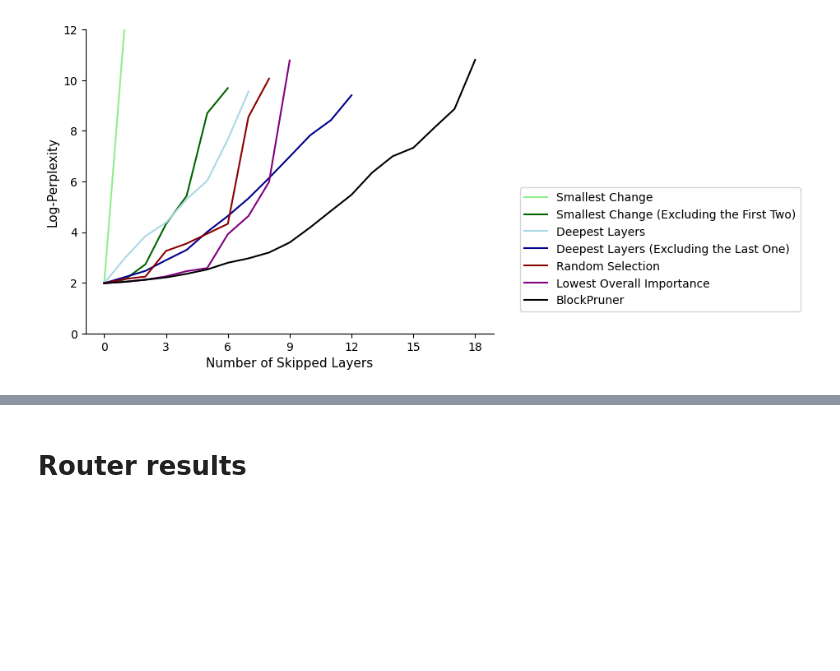
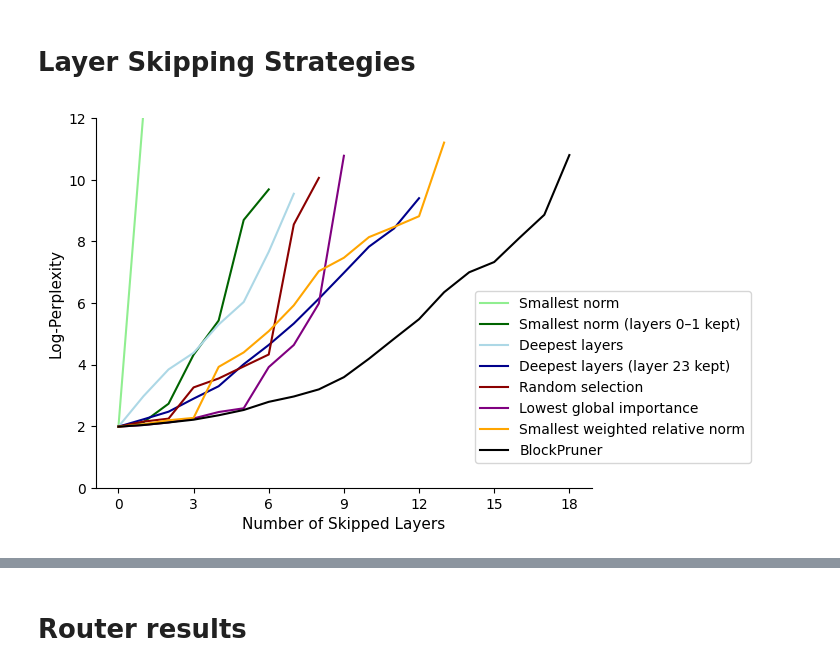
Before and after one commit to chutnakova5/Adaptive-layer-skipping, a Jupyter notebook: results.ipynb, the cells around one changed output, grey strips where cells are left out. Saved outputs shown, nothing was run; the diff lists cells and outputs as text; code cells hidden in the pictures; blank space fills up the shorter version.

```diff
--- a/results.ipynb
+++ b/results.ipynb
@@ -3,6 +3,8 @@ import pandas as pd
 import matplotlib.pyplot as plt
 import seaborn as sns
 import numpy as np
+# %% [markdown]
+# Layer Skipping Strategies
 # %%
 results = pd.read_csv('results/results.csv', index_col=0)
 results2 = pd.read_csv('results/results2.csv', index_col=0)
@@ -11,6 +13,7 @@ results_deep2 = pd.read_csv('results/results_deep2.csv', index_col=0)
 results_1_layer = pd.read_csv('results/results_1_layer.csv', index_col=0)
 results_rand = pd.read_csv('results/results_rand.csv', index_col=0)
 results_overall_imp = pd.read_csv('results/results_overall_imp.csv', index_col=0)
+results_w_rel_L2 = pd.read_csv('results/results_w_rel_L2.csv', index_col=0)
 
 results_threshold = pd.read_csv('results/results_threshold.csv', header=[0, 1], index_col=0)
 results_thr_keeping_layers = pd.read_csv('results/results_thr_keeping_layers.csv', index_col=0)
@@ -18,7 +21,7 @@ results_threshold_except = pd.read_csv('results/results_threshold_except.csv', h
 results_threshold_rel_except = pd.read_csv('results/results_threshold_rel_except.csv', header=[0, 1], index_col=0)
 results_threshold_w_rel_except = pd.read_csv('results/results_threshold_w_rel_except.csv', header=[0, 1], index_col=0)
 block_pruner = pd.read_csv('results/results_block_pruner.csv', index_col=0)
-# block_pruner['del_ratio'] = block_pruner.index / 24
+block_pruner['del_ratio'] = block_pruner.index / 24
 # %%
 results_rand.loc[:, 'log_perplexity'] = [np.log(x) for x in results_rand.perplexity]
 results.loc[:, 'log_perplexity'] = [np.log(x) for x in results.perplexity]
@@ -28,29 +31,31 @@ results_deep2.loc[:, 'log_perplexity'] = [np.log(x) for x in results_deep2.perpl
 results_rand.loc[:, 'log_perplexity'] = [np.log(x) for x in results_rand.perplexity]
 results_1_layer.loc[:, 'log_perplexity'] = [np.log(x) for x in results_1_layer.perplexity]
 results_overall_imp.loc[:, 'log_perplexity'] = [np.log(x) for x in results_overall_imp.perplexity]
+results_w_rel_L2.loc[:, 'log_perplexity'] = [np.log(x) for x in results_w_rel_L2.perplexity]
 block_pruner.loc[:, 'log_perplexity'] = [np.log(x) for x in block_pruner.perplexity]
 # results_threshold_L1.loc[:, 'log_perplexity'] = [np.log(x) for x in results_threshold_L1.perplexity]
 # results_threshold_L2.loc[:, 'log_perplexity'] = [np.log(x) for x in results_threshold_L2.perplexity]
 # results_threshold_max.loc[:, 'log_perplexity'] = [np.log(x) for x in results_threshold_max.perplexity]
 # %%
-plt.plot(results.log_perplexity, label='Smallest Change', color='lightgreen')
-plt.plot(results2.log_perplexity, label='Smallest Change (Excluding the First Two)', color='darkgreen')
-plt.plot(results_deep.log_perplexity, label='Deepest Layers', color='lightblue')
-plt.plot(results_deep2.log_perplexity, label='Deepest Layers (Excluding the Last One)', color='darkblue')
+plt.plot(results.log_perplexity, label='Smallest norm', color='lightgreen')
+plt.plot(results2.log_perplexity, label='Smallest norm (layers 0–1 kept)', color='darkgreen')
+plt.plot(results_deep.log_perplexity, label='Deepest layers', color='lightblue')
+plt.plot(results_deep2.log_perplexity, label='Deepest layers (layer 23 kept)', color='darkblue')
 # plt.plot(results_shallow.log_perplexity, label='Shallow Layers')
-plt.plot(results_rand.log_perplexity, label='Random Selection', color='darkred')
-plt.plot(results_overall_imp.log_perplexity, label='Lowest Overall Importance', color='purple')
+plt.plot(results_rand.log_perplexity, label='Random selection', color='darkred')
+plt.plot(results_overall_imp.log_perplexity, label='Lowest global importance', color='purple')
+plt.plot(results_w_rel_L2.log_perplexity, label='Smallest weighted relative norm', color='orange')
 plt.plot(block_pruner.log_perplexity, c='black', label='BlockPruner')
 
 
 plt.xlabel('Number of Skipped Layers', fontsize=11)
 plt.ylabel('Log-Perplexity', fontsize=11)
 plt.ylim((0, 12))
 plt.xticks(range(0, 19, 3), range(0, 19, 3))
 # plt.xlim((-1, 19))
 # plt.legend(loc='lower right')
-plt.legend(bbox_to_anchor=(1.05, 0.5))
+plt.legend(bbox_to_anchor=(0.75, 0.55))
 # plt.title('Layer-Skipping Strategies')
 sns.despine()
 # %% [output]
-[figure, old version]
+[figure, new version]
```
Also changed, not shown: parts of 12 cells of this notebook, 1 other file.
